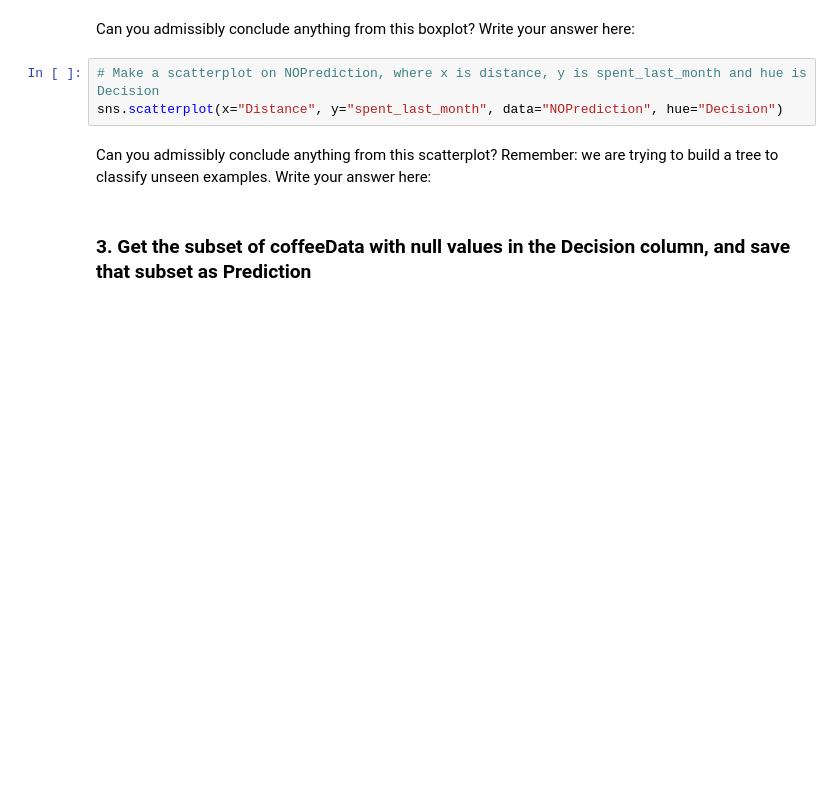
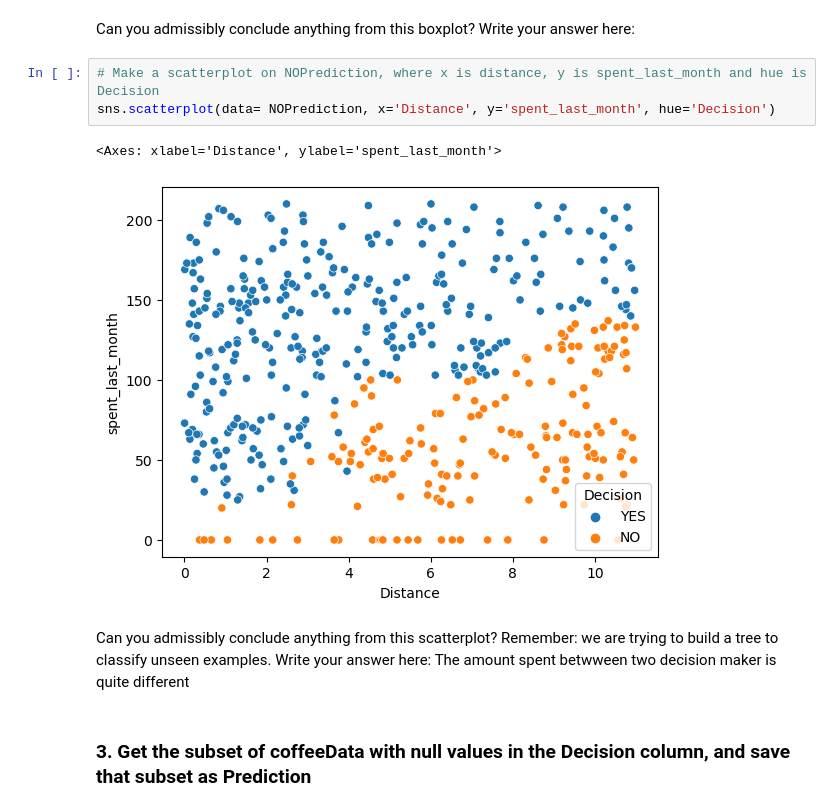
Before and after one commit to Lidan2022/Springboard, a Jupyter notebook: Springboard Decision Tree Specialty Coffee Case Study - Tier 3.ipynb, the cells around one changed output. Saved outputs shown, nothing was run; the diff lists cells and outputs as text; blank space fills up the shorter version.

```diff
--- a/Springboard Decision Tree Specialty Coffee Case Study - Tier 3.ipynb
+++ b/Springboard Decision Tree Specialty Coffee Case Study - Tier 3.ipynb
@@ -187,9 +277,13 @@ plt.show()
 Can you admissibly conclude anything from this boxplot? Write your answer here:
 # %%
 # Make a scatterplot on NOPrediction, where x is distance, y is spent_last_month and hue is Decision
-sns.scatterplot(x="Distance", y="spent_last_month", data="NOPrediction", hue="Decision")
+sns.scatterplot(data= NOPrediction, x='Distance', y='spent_last_month', hue='Decision')
+# %% [output]
+<Axes: xlabel='Distance', ylabel='spent_last_month'>
+[figure, added]
 # %% [markdown]
 Can you admissibly conclude anything from this scatterplot? Remember: we are trying to build a tree to classify unseen examples. Write your answer here:
+The amount spent betwween two decision maker is quite different
 # %% [markdown]
 ### 3. Get the subset of coffeeData with null values in the Decision column, and save that subset as Prediction
 # %%
```
Also changed, not shown: parts of 54 cells of this notebook.
